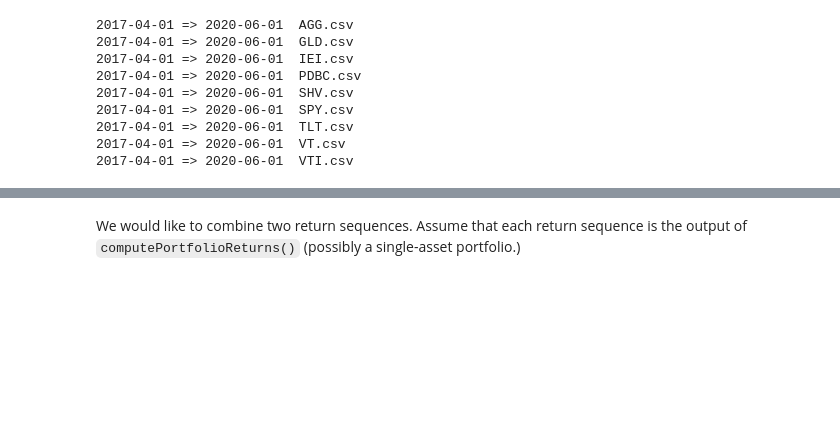
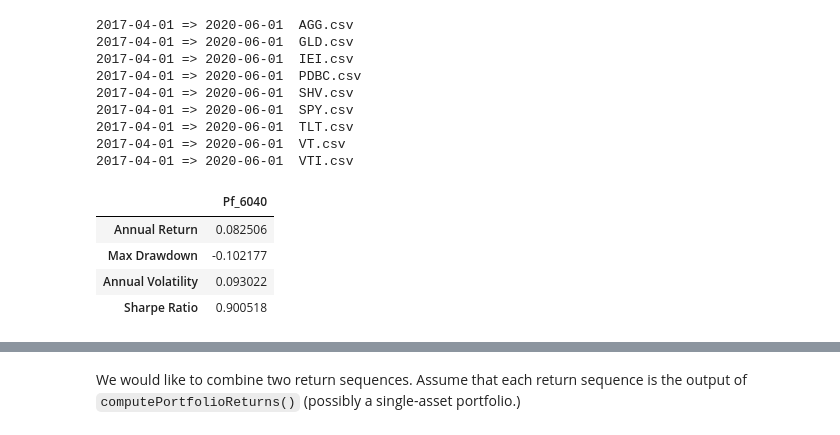
Before and after one commit to rickatx/rfpfolio, a Jupyter notebook: 01_Stats.ipynb, the cells around one changed output, grey strips where cells are left out. Cells and saved outputs as stored; diff of their text form; code cells hidden in the pictures; blank space fills up the shorter version.

Commit message:
feat: Add performancs stats to stats module

```diff
--- a/01_Stats.ipynb
+++ b/01_Stats.ipynb
@@ -43,0 +45,6 @@ This can be used, for example for "bullet plots" which show the efficient fronti
+# %%
+#exporti
+def _ann_rate_to_period_rate(ann_rate, period='weekly'):
+    """Convert annual return rate to periodic rate for the specified period ('daily', 'weekly', 'monthly').
+    """
+    return (1 + ann_rate)**(1/estats.annualization_factor(period, None)) - 1
@@ -43,0 +62,32 @@ This can be used, for example for "bullet plots" which show the efficient fronti
+# %%
+#export
+def default_stats_spec(period='weekly', ann_rf_rate=0):
+    """Generate specs for some standard statistics, given annual risk-free rate and return period of data."""
+    per_rf_rate = _ann_rate_to_period_rate(ann_rf_rate, period)
+
+    stats_spec = {'Annual Return':lambda x:estats.annual_return(x, period),
+                  'Max Drawdown':estats.max_drawdown,
+                  'Annual Volatility':lambda x: estats.annual_volatility(x, period),
+                  'Sharpe Ratio':lambda x: estats.sharpe_ratio(x, risk_free=per_rf_rate, period=period)}
+    return stats_spec
+# %%
+#export
+def perfStatsRowTable(pf_returns, stats_spec, style=False):
+    """
+    Statistic per row; columns are portfolios.
+    """
+    valDict = {pf_col: [f(pf_returns[pf_col]) for f in stats_spec.values()] for pf_col in pf_returns.columns}
+
+    if style:
+        cm = sns.light_palette("pastel blue", reverse=True, as_cmap=True, input='xkcd')
+
+    df = pd.DataFrame(valDict, index=stats_spec.keys())
+
+    if style:
+        return (df
+                .style
+                .background_gradient(cmap=cm, axis=1)
+                .format("{:.2%}")
+               )
+    else:
+        return df
@@ -56,3 +108,14 @@ src1.list_return_dates()
 2017-04-01 => 2020-06-01  TLT.csv
 2017-04-01 => 2020-06-01  VT.csv
 2017-04-01 => 2020-06-01  VTI.csv
+# %%
+pf_6040 = rfp.computePortfolioReturns(src1, [('IEI', .40), ('SPY', .60)], "Pf_6040",
+                                      rebal_period=3, period='monthly')
+# %%
+perfStatsRowTable(pf_6040, default_stats_spec('monthly'))
+# %% [output]
+|  | Pf_6040 |
+| Annual Return | 0.082506 |
+| Max Drawdown | -0.102177 |
+| Annual Volatility | 0.093022 |
+| Sharpe Ratio | 0.900518 |
```
Also changed, not shown: parts of 6 cells of this notebook, 2 other files.
